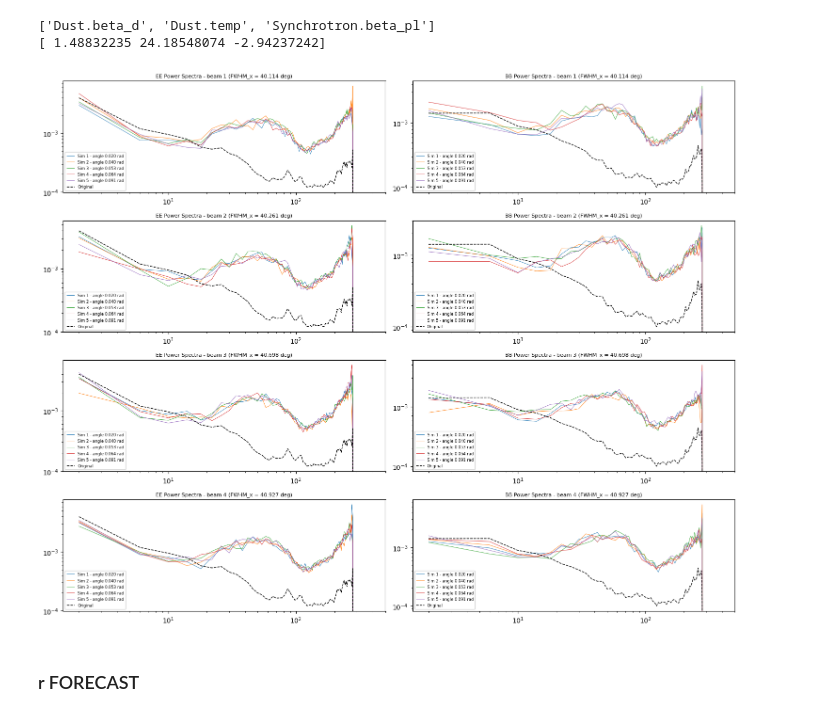
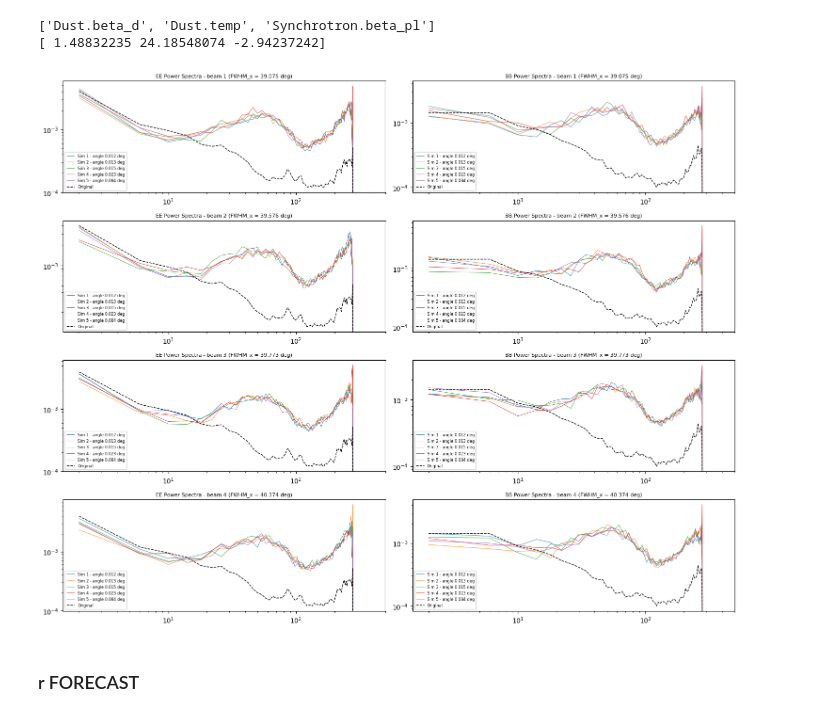
Before and after one commit to racheleguidettii/MastersThesis, a Jupyter notebook: PySMmaps/Patch_AngleBeamMC.ipynb, the cells around one changed output. Cells and saved outputs as stored; diff of their text form; code cells hidden in the pictures.

```diff
--- a/PySMmaps/Patch_AngleBeamMC.ipynb
+++ b/PySMmaps/Patch_AngleBeamMC.ipynb
@@ -363,13 +363,20 @@ np.shape(Q_conv_real_all[40])
 # %%
 std_deviation_degree = 1
 std_deviation_rad    = std_deviation_degree * np.pi / 180
+
 gauss_center  = 0
 
-pol_angle_given = [random.uniform(0, 0.1) for _ in range(num_simulations_angle)]
+pol_angle_given = [random.uniform(0, 0.1) for _ in range(num_simulations_angle)]  # deg
 pol_angle_given = np.sort(pol_angle_given)
+
+pol_angle_given_rad = np.zeros(num_simulations_angle)
+for i in range (num_simulations_angle):
+    pol_angle_given_rad[i] = pol_angle_given[i] * np.pi / 180
+
 
 
 print(std_deviation_rad)
+print(pol_angle_given_rad)
 print(pol_angle_given)
 # %% [output]
 0.017453292519943295
@@ -399,7 +407,7 @@ for freq in frequencies:
 
     for i in range(num_simulations_beam):
         for j in range(num_simulations_angle):
-            Q_pert[i, j, :, :], U_pert[i, j, :, :] = polangle_map(Q_conv_real_all[freq][i], U_conv_real_all[freq][i],pol_angle_given[j], gauss_center, std_deviation_rad )
+            Q_pert[i, j, :, :], U_pert[i, j, :, :] = polangle_map(Q_conv_real_all[freq][i], U_conv_real_all[freq][i],pol_angle_given_rad[j], gauss_center, std_deviation_rad )
 
     # Store the perturbed maps in the dictionaries
     Q_map_perturbed_all[freq] = Q_pert
@@ -685,7 +693,7 @@ for b in range(num_simulations_beam):
 
     for i in range(num_simulations_angle):
         color = colors[i % len(colors)]
-        ax[b, 0].plot(ells_uncoupled, EE_PS[b][i] * factor, color=color, linewidth=0.6, label=f'Sim {i+1} - angle {pol_angle_given[i]:.3f} rad')
+        ax[b, 0].plot(ells_uncoupled, EE_PS[b][i] * factor, color=color, linewidth=0.6, label=f'Sim {i+1} - angle {pol_angle_given[i]:.3f} deg')
 
     ax[b, 0].loglog()
     ax[b, 0].legend(fontsize=6)
@@ -696,7 +704,7 @@ for b in range(num_simulations_beam):
 
     for i in range(num_simulations_angle):
         color = colors[i % len(colors)]
-        ax[b, 1].plot(ells_uncoupled, BB_PS[b][i] * factor, color=color, linewidth=0.6, label=f'Sim {i+1} - angle {pol_angle_given[i]:.3f} rad')
+        ax[b, 1].plot(ells_uncoupled, BB_PS[b][i] * factor, color=color, linewidth=0.6, label=f'Sim {i+1} - angle {pol_angle_given[i]:.3f} deg')
 
     ax[b, 1].loglog()
     ax[b, 1].legend(fontsize=6)
@@ -771,36 +779,36 @@ factor_or = ells_uncoupled_or*(ells_uncoupled_or+1) /(2*np.pi)
 
 colors = ['C0', 'C1', 'C2', 'C3', 'C4', 'C5', 'C6', 'C7', 'C8', 'C9']
 
 for b in range(num_simulations_beam):
     # Plot EE power spectra
     ax[b, 0].set_title(f'EE Power Spectra - beam {b+1} (FWHM_x = {FWHM_x[b]:.3f} deg)', fontsize = 8)
 
     for i in range(num_simulations_angle):
         color = colors[i % len(colors)]
-        ax[b, 0].plot(ells_uncoupled, EE_PS[b][i] * factor, color=color, linewidth=0.6, label=f'Sim {i+1} - angle {pol_angle_given[i]:.3f} rad')
+        ax[b, 0].plot(ells_uncoupled, EE_PS[b][i] * factor, color=color, linewidth=0.6, label=f'Sim {i+1} - angle {pol_angle_given[i]:.3f} deg')
     ax[b, 0].plot(ells_uncoupled_or, cl22_coupled_or[0]*factor_or, 'black', label='Original', linewidth=1, linestyle='--')
 
     ax[b, 0].loglog()
     ax[b, 0].legend(fontsize=6)
     ax[b, 0].set_xlim(1.5, 500)
 
     # Plot BB power spectra
     ax[b, 1].set_title(f'BB Power Spectra - beam {b+1} (FWHM_x = {FWHM_x[b]:.3f} deg)', fontsize = 8)
 
     for i in range(num_simulations_angle):
         color = colors[i % len(colors)]
-        ax[b, 1].plot(ells_uncoupled, BB_PS[b][i] * factor, color=color, linewidth=0.6, label=f'Sim {i+1} - angle {pol_angle_given[i]:.3f} rad')
+        ax[b, 1].plot(ells_uncoupled, BB_PS[b][i] * factor, color=color, linewidth=0.6, label=f'Sim {i+1} - angle {pol_angle_given[i]:.3f} deg')
     ax[b, 1].plot(ells_uncoupled_or, cl22_coupled_or[3]*factor_or, 'black', label='Original', linewidth=1, linestyle='--')
 
     ax[b, 1].loglog()
     ax[b, 1].legend(fontsize=6)
     ax[b, 1].set_xlim(1.5, 500)
 
 
 plt.tight_layout()
 plt.show()
 # %% [output]
-[figure, old version]
+[figure, new version]
 # %% [markdown]
 ### r FORECAST
 # %%
```
Also changed, not shown: parts of 8 cells of this notebook, 1 other file.
